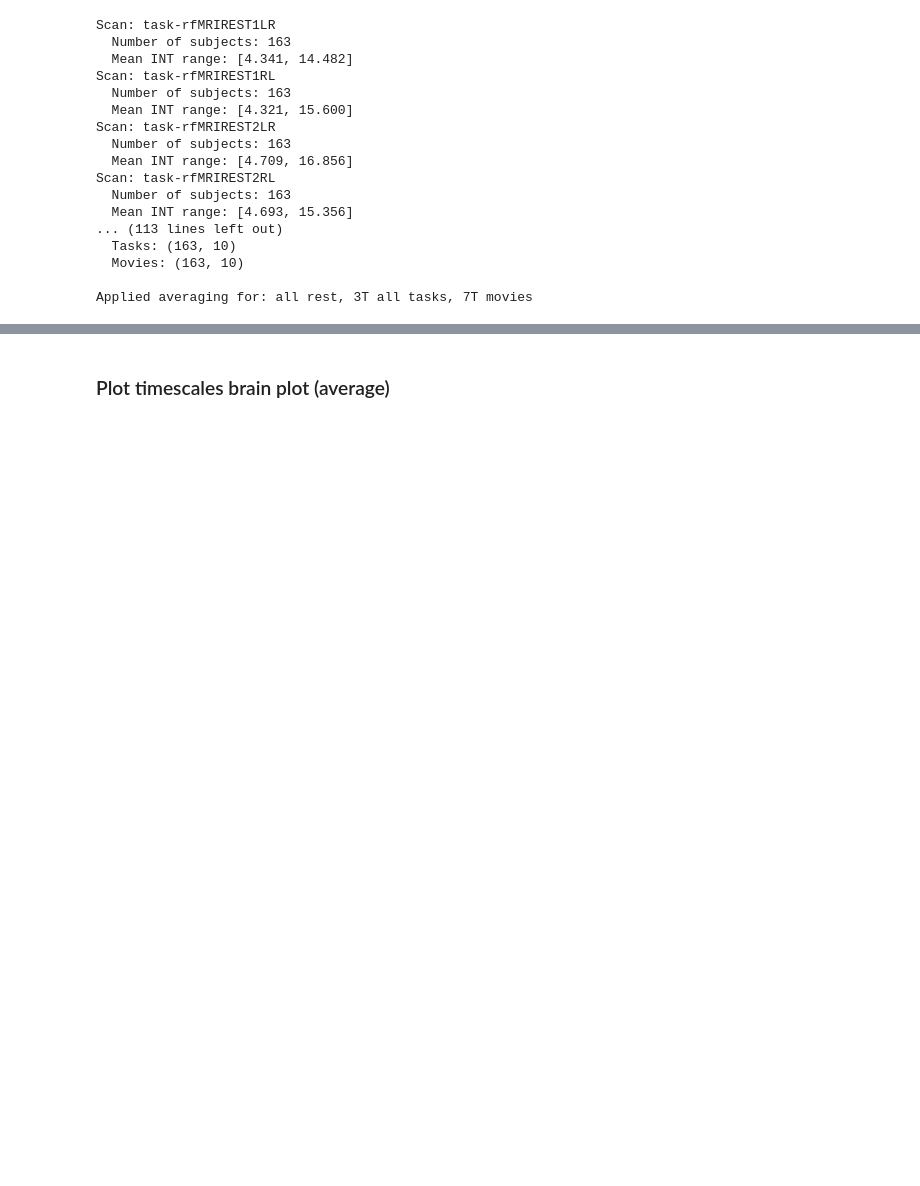
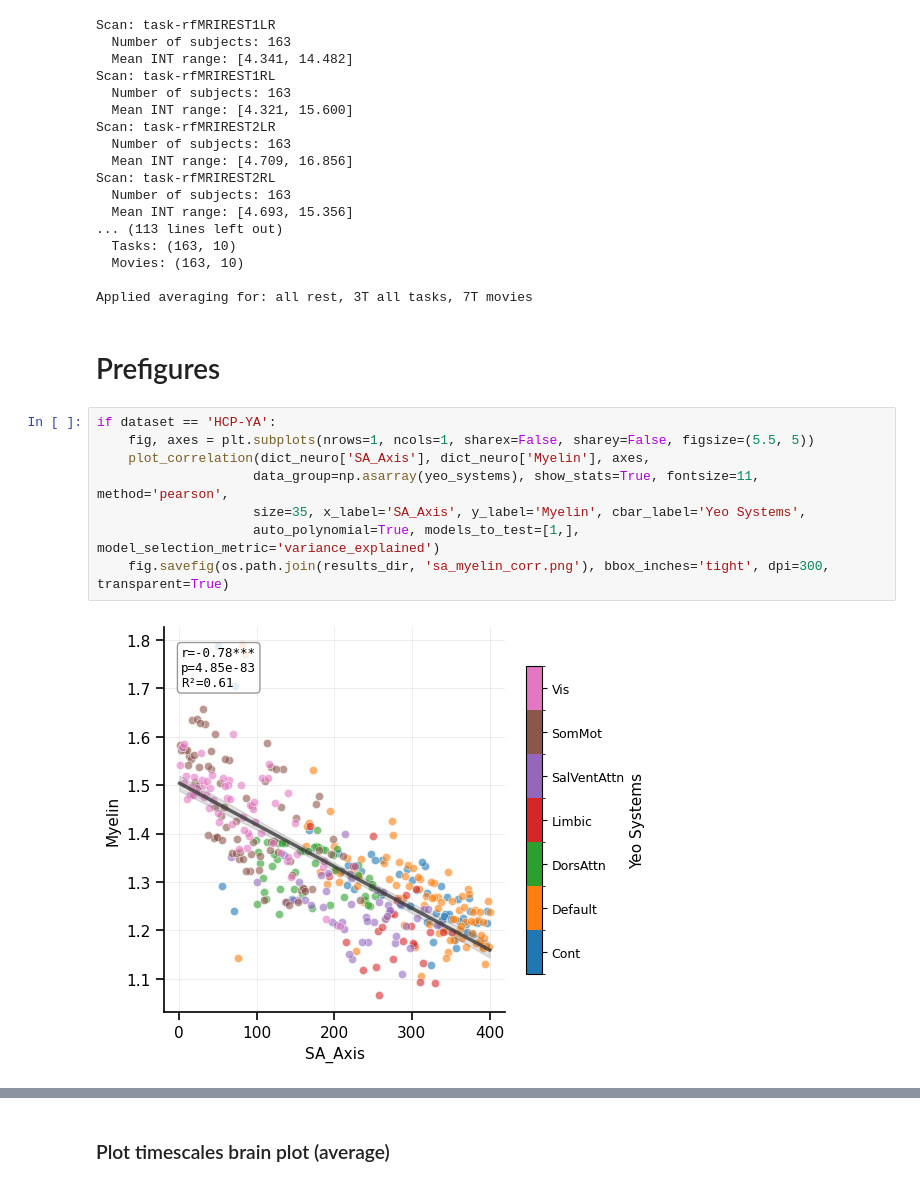
Before and after one commit to LindenParkesLab/intrinsic_neural_timescales, a Jupyter notebook: scripts/timescales_analysis_groupavg.ipynb, the cells around one changed output, grey strips where cells are left out. Drawn from its saved outputs; the diff is of its cells as text; blank space fills up the shorter version.

```diff
--- a/scripts/timescales_analysis_groupavg.ipynb
+++ b/scripts/timescales_analysis_groupavg.ipynb
@@ -227,3 +230,15 @@ Scan: task-rfMRIREST2RL
   Movies: (163, 10)
 
 Applied averaging for: all rest, 3T all tasks, 7T movies
+# %% [markdown]
+# Prefigures
+# %%
+if dataset == 'HCP-YA':
+    fig, axes = plt.subplots(nrows=1, ncols=1, sharex=False, sharey=False, figsize=(5.5, 5))
+    plot_correlation(dict_neuro['SA_Axis'], dict_neuro['Myelin'], axes,
+                    data_group=np.asarray(yeo_systems), show_stats=True, fontsize=11, method='pearson',
+                    size=35, x_label='SA_Axis', y_label='Myelin', cbar_label='Yeo Systems',
+                    auto_polynomial=True, models_to_test=[1,], model_selection_metric='variance_explained')
+    fig.savefig(os.path.join(results_dir, 'sa_myelin_corr.png'), bbox_inches='tight', dpi=300, transparent=True)
+# %% [output]
+[figure, added]
```
Also changed, not shown: parts of 10 cells of this notebook.
